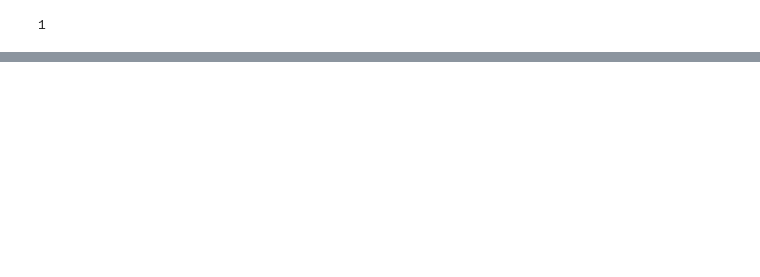
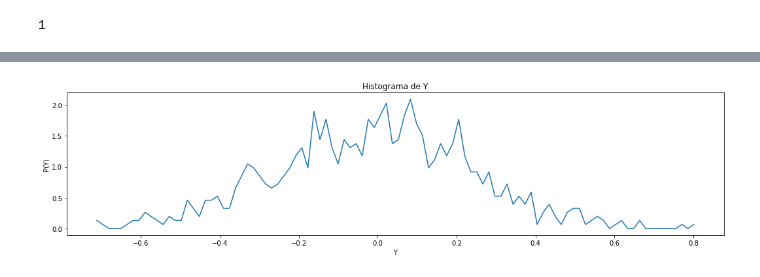
Before and after one commit to dprada/DIY_MD, a Jupyter notebook: Tarea3/Example.ipynb, the cells around one changed output, grey strips where cells are left out. Drawn from its saved outputs; the diff is of its cells as text; code cells hidden in the pictures; blank space fills up the shorter version.

```diff
--- a/Tarea3/Example.ipynb
+++ b/Tarea3/Example.ipynb
@@ -134,0 +157,12 @@ plt.show()
+# %%
+#Histograma de Y
+
+p, bin_edges = np.histogram(positions_y, 100, density=True)
+y = (bin_edges[1:]+bin_edges[0:-1])/2.0
+plt.plot(y, p)
+plt.xlabel('Y')
+plt.ylabel('P(Y)')
+plt.title('Histograma de Y')
+plt.show()
+# %% [output]
+[figure, added]
```
Also changed, not shown: parts of 10 cells of this notebook.
